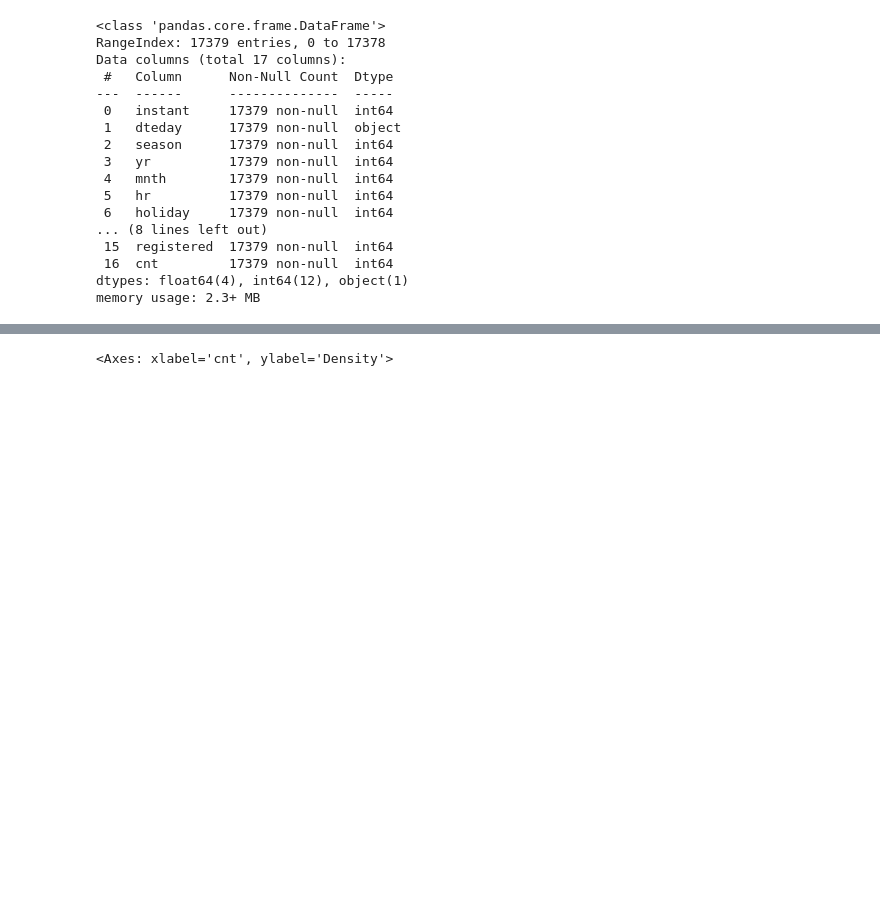
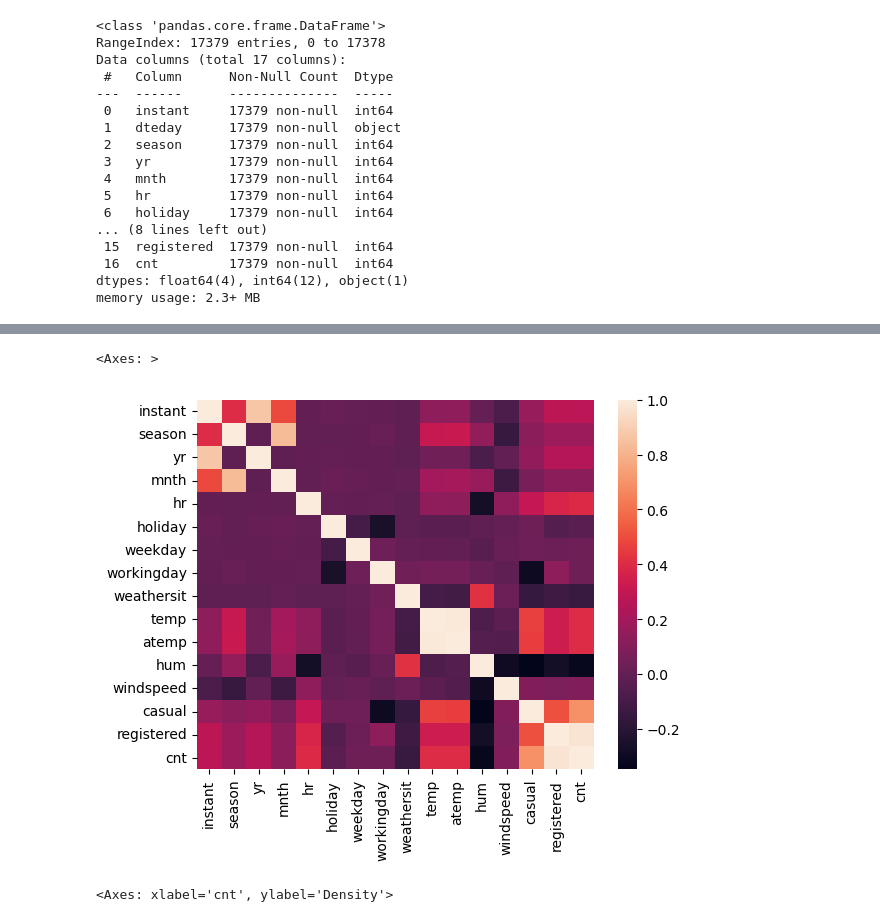
Before and after one commit to nis-23/Predicting-Bike-Rentals, a Jupyter notebook: notebooks/01-nishant-project_walkthrough.ipynb, the cells around one changed output, grey strips where cells are left out. Saved outputs shown, nothing was run; the diff lists cells and outputs as text; code cells hidden in the pictures; blank space fills up the shorter version.

```diff
--- a/notebooks/01-nishant-project_walkthrough.ipynb
+++ b/notebooks/01-nishant-project_walkthrough.ipynb
@@ -36,3 +56,8 @@ memory usage: 2.3+ MB
+# %%
+sns.heatmap(bike_rentals.select_dtypes(include='number').corr())
+# %% [output]
+<Axes: >
+[figure, added]
 # %%
 sns.kdeplot(bike_rentals.cnt)
 # %% [output]
```
Also changed, not shown: parts of 12 cells of this notebook.
